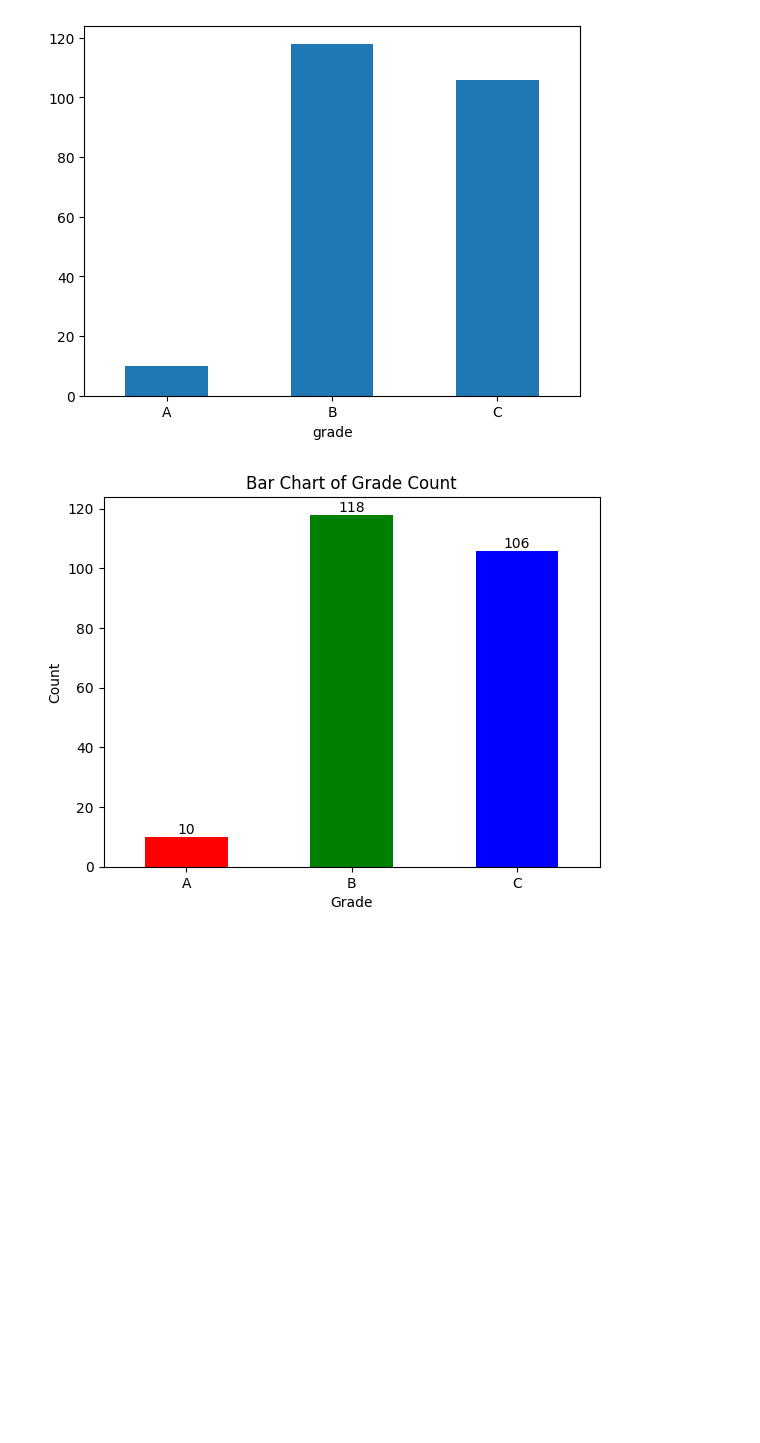
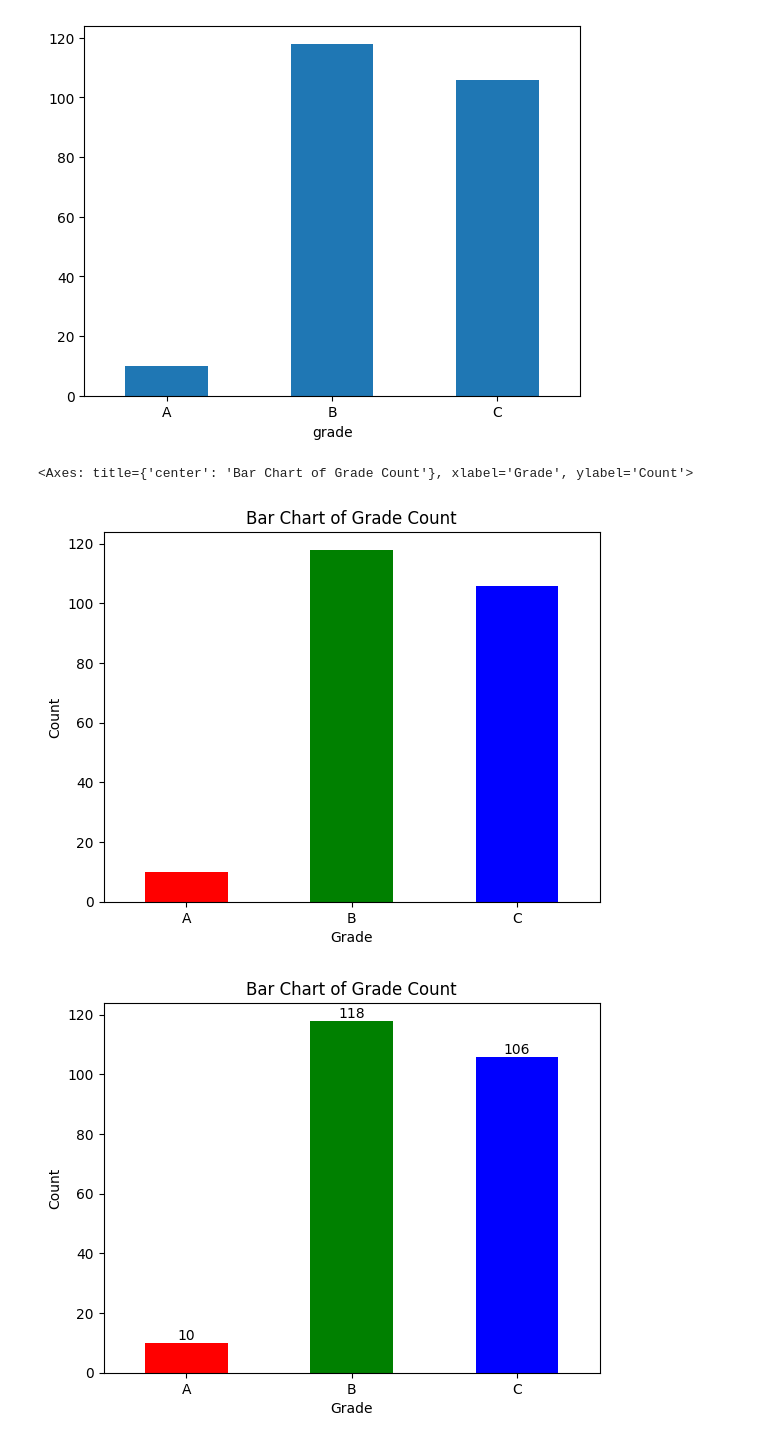
Before and after one commit to dndxor/BCDA, a Jupyter notebook: Ch05_DataAnalysisBasic.ipynb, the cells around one changed output. Drawn from its saved outputs; the diff is of its cells as text; code cells hidden in the pictures; blank space fills up the shorter version.

```diff
--- a/Ch05_DataAnalysisBasic.ipynb
+++ b/Ch05_DataAnalysisBasic.ipynb
@@ -511,6 +526,15 @@ count_grade.plot.bar(rot = 0)  # 등급 빈도 막대 그래프 만들기
 # %% [output]
 <Axes: xlabel='grade'>
 [figure]
+# %%
+clist = ['red', 'green', 'blue']
+title = 'Bar Chart of Grade Count'
+xlbl = 'Grade'
+ylbl = 'Count'
+count_grade.plot.bar(rot = 0, color= clist, title = title, xlabel = xlbl, ylabel =ylbl)
+# %% [output]
+<Axes: title={'center': 'Bar Chart of Grade Count'}, xlabel='Grade', ylabel='Count'>
+[figure, added]
 # %%
 ## [실습] 조건문을 활용해 파생변수 만들기
 #### 3. 빈도표 막대 그래프로 그리기
```
Also changed, not shown: parts of 7 cells of this notebook, 6 other files.
